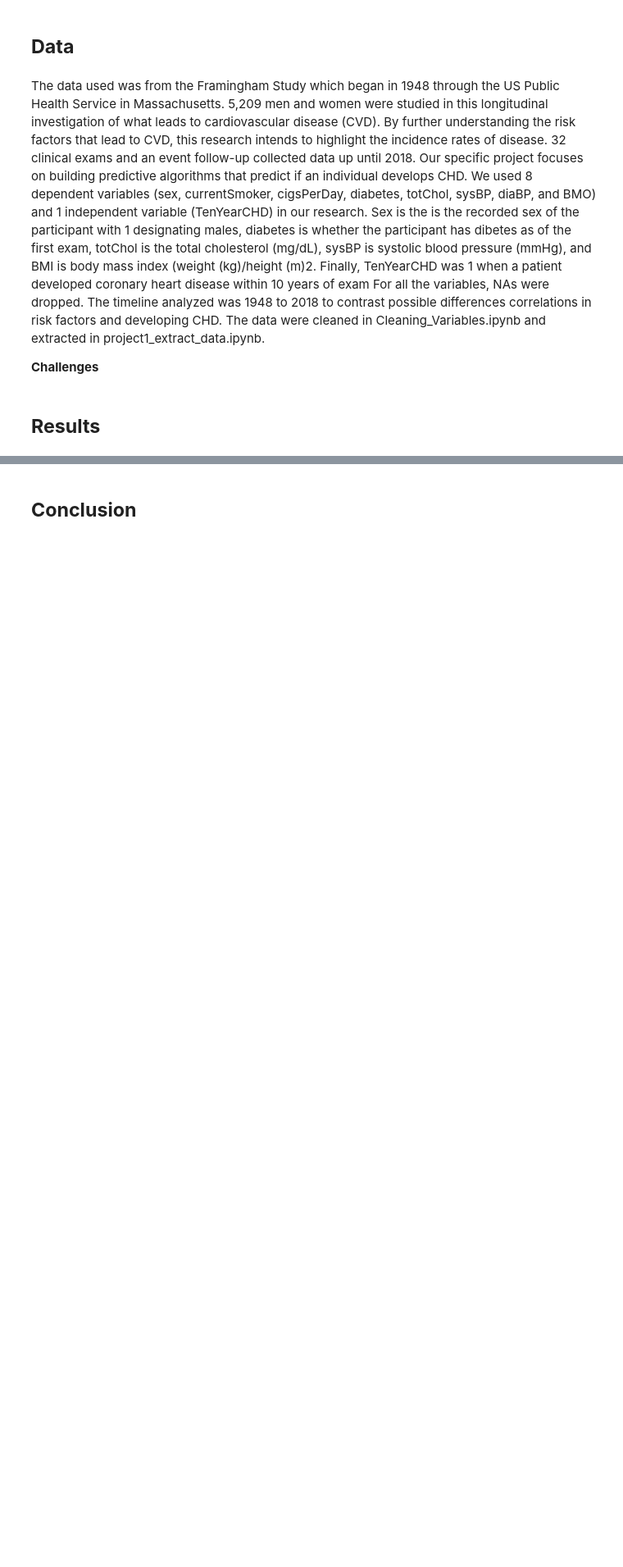
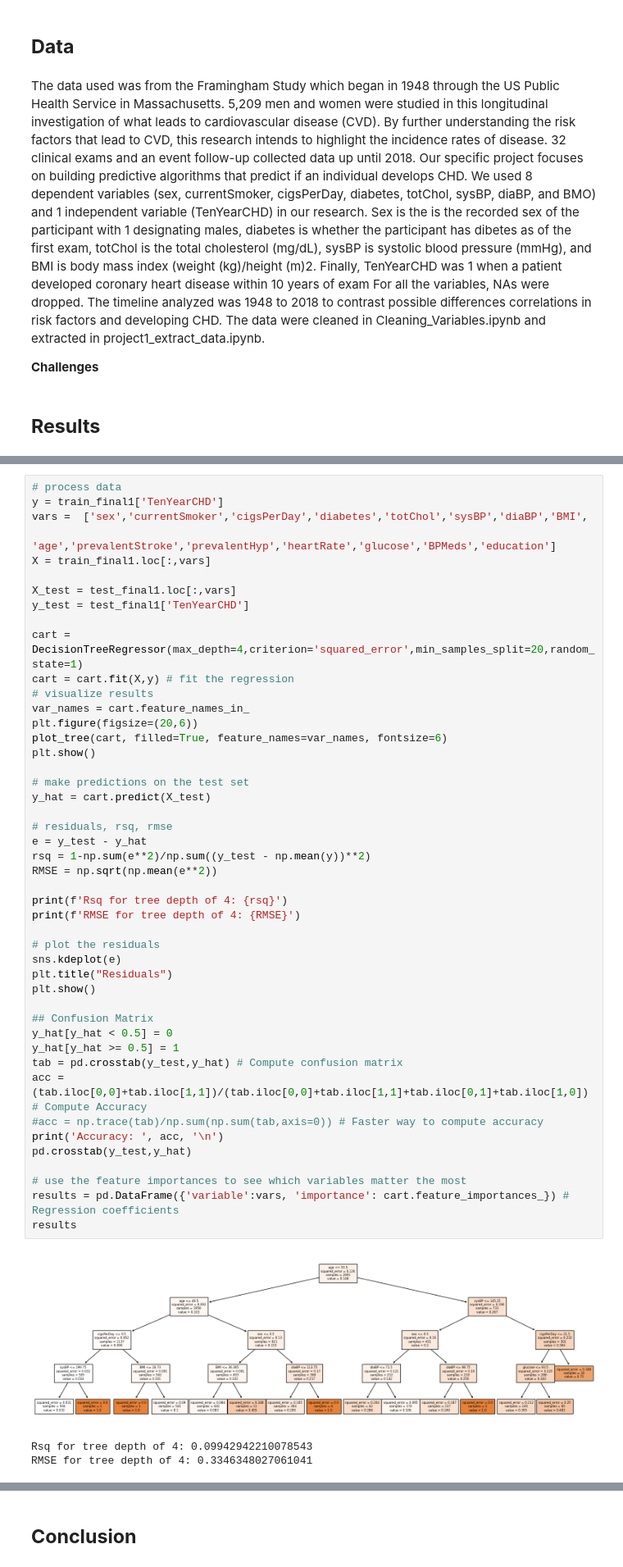
Before and after one commit to Catherine-Nguyen88/project_chd, a Jupyter notebook: DS3001_Project_2_Report_(Group_17).ipynb, the cells around one changed output, grey strips where cells are left out. Shown at 82% size. Cells and saved outputs as stored; diff of their text form; blank space fills up the shorter version.

```diff
--- a/DS3001_Project_2_Report_(Group_17).ipynb
+++ b/DS3001_Project_2_Report_(Group_17).ipynb
@@ -66,0 +231,50 @@ The data used was from the Framingham Study which began in 1948 through the US P
+# %%
+# process data
+y = train_final1['TenYearCHD']
+vars =  ['sex','currentSmoker','cigsPerDay','diabetes','totChol','sysBP','diaBP','BMI',
+        'age','prevalentStroke','prevalentHyp','heartRate','glucose','BPMeds','education']
+X = train_final1.loc[:,vars]
+
+X_test = test_final1.loc[:,vars]
+y_test = test_final1['TenYearCHD']
+
+cart = DecisionTreeRegressor(max_depth=4,criterion='squared_error',min_samples_split=20,random_state=1)
+cart = cart.fit(X,y) # fit the regression
+# visualize results
+var_names = cart.feature_names_in_
+plt.figure(figsize=(20,6))
+plot_tree(cart, filled=True, feature_names=var_names, fontsize=6)
+plt.show()
+
+# make predictions on the test set
+y_hat = cart.predict(X_test)
+
+# residuals, rsq, rmse
+e = y_test - y_hat
+rsq = 1-np.sum(e**2)/np.sum((y_test - np.mean(y))**2)
+RMSE = np.sqrt(np.mean(e**2))
+
+print(f'Rsq for tree depth of 4: {rsq}')
+print(f'RMSE for tree depth of 4: {RMSE}')
+
+# plot the residuals
+sns.kdeplot(e)
+plt.title("Residuals")
+plt.show()
+
+## Confusion Matrix
+y_hat[y_hat < 0.5] = 0
+y_hat[y_hat >= 0.5] = 1
+tab = pd.crosstab(y_test,y_hat) # Compute confusion matrix
+acc = (tab.iloc[0,0]+tab.iloc[1,1])/(tab.iloc[0,0]+tab.iloc[1,1]+tab.iloc[0,1]+tab.iloc[1,0]) # Compute Accuracy
+#acc = np.trace(tab)/np.sum(np.sum(tab,axis=0)) # Faster way to compute accuracy
+print('Accuracy: ', acc, '\n')
+pd.crosstab(y_test,y_hat)
+
+# use the feature importances to see which variables matter the most
+results = pd.DataFrame({'variable':vars, 'importance': cart.feature_importances_}) # Regression coefficients
+results
+# %% [output]
+[figure, added]
+Rsq for tree depth of 4: 0.09942942210078543
+RMSE for tree depth of 4: 0.3346348027061041
```
Also changed, not shown: parts of 19 cells of this notebook.
